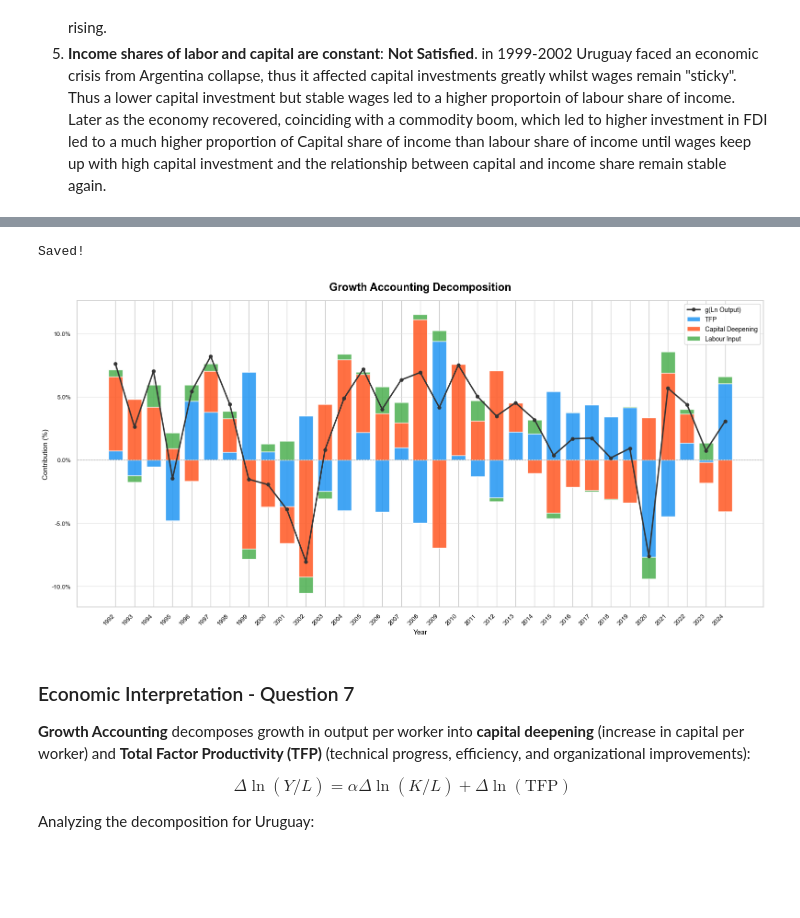
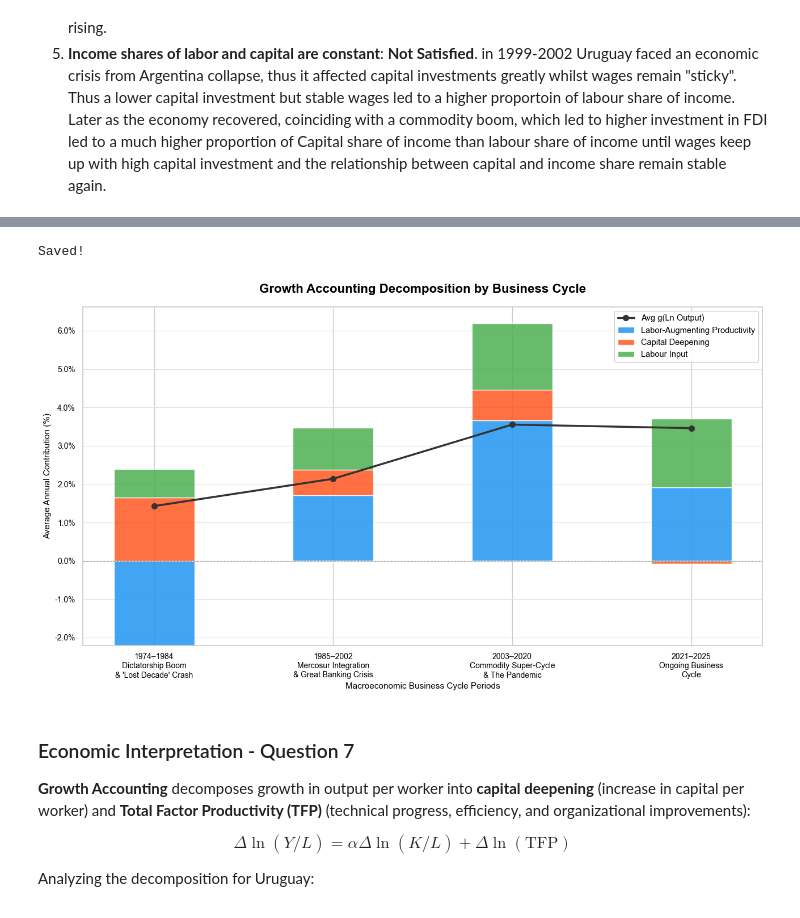
Before and after one commit to HiketheMike/Countries-Miniproject, a Jupyter notebook: Analysis.ipynb, the cells around one changed output, grey strips where cells are left out. Cells and saved outputs as stored; diff of their text form; code cells hidden in the pictures; blank space fills up the shorter version.

```diff
--- a/Analysis.ipynb
+++ b/Analysis.ipynb
@@ -216,7 +269,7 @@ df3 = clean_data('Q3.csv')
 
 fig, (ax1, ax2) = plt.subplots(1, 2, figsize=(16, 6))
 
-countries = ['Korea, Rep.', 'Laos', 'Uruguay', 'United States', 'Germany']
+countries = ['Korea, Rep.', 'Laos', 'Uruguay', 'United States', 'Zimbabwe']
 colors = ['#1f77b4', '#ff7f0e', '#d62728', '#2ca02c', '#9467bd']
 
 # Levels Comparison
@@ -235,7 +288,7 @@ for country, color in zip(countries, colors):
     ax2.plot(df3['Year'], normalized, label=country, color=color, linewidth=2.2)
 ax2.set_title('GDP per Capita Cumulative Growth (1990 = 100)', fontweight='bold')
 ax2.set_xlabel('Year')
-ax2.set_ylabel('Index (1990 = 100)')
+ax2.set_ylabel('Index')
 ax2.grid(True, linestyle='--', alpha=0.6)
 ax2.legend()
 
@@ -411,6 +456,7 @@ labour = []
 capital_deepening = []
 tfp = []
 
+# Load data from Q7.csv
 with open('Q7.csv', newline='', encoding='utf-8-sig') as f:
     reader = csv.DictReader(f)
     for row in reader:
@@ -418,7 +464,7 @@ with open('Q7.csv', newline='', encoding='utf-8-sig') as f:
         ln_output.append(float(row['g(Ln Output)'].strip('%')))
         labour.append(float(row['Labour Input'].strip('%')))
         capital_deepening.append(float(row['Capital Deepening'].strip('%')))
-        tfp.append(float(row['TFP Contribution'].strip('%')))
+        tfp.append(float(row['Labor-Augmented Productivity'].strip('%')))
 
 years = np.array(years)
 ln_output = np.array(ln_output)
@@ -426,12 +472,48 @@ labour = np.array(labour)
 capital_deepening = np.array(capital_deepening)
 tfp = np.array(tfp)
 
-fig, ax = plt.subplots(figsize=(16, 8))
+# --- NEW: Aggregation by Business Cycles ---
+# Define the business cycles based on the macro-history periods
+business_cycles = [
+    {"label": "1974–1984\nDictatorship Boom\n& 'Lost Decade' Crash", "start": 1974, "end": 1984},
+    {"label": "1985–2002\nMercosur Integration\n& Great Banking Crisis", "start": 1985, "end": 2002},
+    {"label": "2003–2020\nCommodity Super-Cycle\n& The Pandemic", "start": 2003, "end": 2020},
+    {"label": "2021–2025\nOngoing Business\nCycle", "start": 2021, "end": 2025}
+]
+
+agg_labels = []
+agg_ln_output = []
+agg_labour = []
+agg_capital_deepening = []
+agg_tfp = []
+
+for cycle in business_cycles:
+    # Mask to filter data within the specific business cycle range
+    mask = (years >= cycle["start"]) & (years <= cycle["end"])
+
+    # Only append if there is matching data in the CSV for this period
+    if np.any(mask):
+        agg_labels.append(cycle["label"])
+        agg_ln_output.append(np.mean(ln_output[mask]))
+        agg_labour.append(np.mean(labour[mask]))
+        agg_capital_deepening.append(np.mean(capital_deepening[mask]))
+        agg_tfp.append(np.mean(tfp[mask]))
+
+# Override original variables with aggregated data for plotting
+x_labels = agg_labels
+ln_output = np.array(agg_ln_output)
+labour = np.array(agg_labour)
+capital_deepening = np.array(agg_capital_deepening)
+tfp = np.array(agg_tfp)
+# --------------------------------------------
+
+fig, ax = plt.subplots(figsize=(13, 7.5))
 fig.patch.set_facecolor('white')
 ax.set_facecolor('white')
 
-bar_width = 0.75
-x = np.arange(len(years))
+# Adjust bar width since there are fewer x-axis categories (only 4 cycles)
+bar_width = 0.45
+x = np.arange(len(x_labels))
 
 colors = {
     'tfp': '#2196F3',
@@ -440,49 +522,50 @@ colors = {
 }
 
 components = [
-    ('TFP', tfp, colors['tfp']),
+    ('Labor-Augmenting Productivity', tfp, colors['tfp']),
     ('Capital Deepening', capital_deepening, colors['capital']),
     ('Labour Input', labour, colors['labour']),
 ]
 
-pos_bottoms = np.zeros(len(years))
-neg_bottoms = np.zeros(len(years))
+pos_bottoms = np.zeros(len(x_labels))
+neg_bottoms = np.zeros(len(x_labels))
 
 for label, data, color in components:
     pos_vals = np.where(data > 0, data, 0)
     neg_vals = np.where(data < 0, data, 0)
     ax.bar(x, pos_vals, bar_width, bottom=pos_bottoms, color=color, alpha=0.85, label=label)
     ax.bar(x, neg_vals, bar_width, bottom=neg_bottoms, color=color, alpha=0.85)
     pos_bottoms += pos_vals
     neg_bottoms += neg_vals
 
-ax.plot(x, ln_output, color='#333333', linewidth=2.2, marker='o', markersize=5,
-        zorder=5, label='g(Ln Output)')
+# Plot the average output growth rate across the cycle
+ax.plot(x, ln_output, color='#333333', linewidth=2.5, marker='o', markersize=7,
+        zorder=5, label='Avg g(Ln Output)')
 
 ax.set_xticks(x)
-ax.set_xticklabels(years, rotation=45, ha='right', fontsize=9.5, color='black')
-ax.tick_params(axis='y', colors='black', labelsize=9.5)
+ax.set_xticklabels(x_labels, rotation=0, ha='center', fontsize=10, color='black')
+ax.tick_params(axis='y', colors='black', labelsize=10)
 ax.axhline(0, color='#999', linewidth=0.8, linestyle='--')
 
-ax.set_title('Growth Accounting Decomposition', fontsize=17, fontweight='bold', color='black', pad=16)
-ax.set_ylabel('Contribution (%)', fontsize=11, color='black')
-ax.set_xlabel('Year', fontsize=11, color='black')
+ax.set_title('Growth Accounting Decomposition by Business Cycle', fontsize=16, fontweight='bold', color='black', pad=18)
+ax.set_ylabel('Average Annual Contribution (%)', fontsize=11, color='black')
+ax.set_xlabel('Macroeconomic Business Cycle Periods', fontsize=11, color='black')
 
 for spine in ax.spines.values():
     spine.set_edgecolor('#ccc')
 
 ax.yaxis.set_major_formatter(plt.FuncFormatter(lambda v, _: f'{v:.1f}%'))
 ax.grid(axis='y', color='#e0e0e0', linewidth=0.8, linestyle='-')
 
 ax.legend(loc='upper right', framealpha=0.9, facecolor='white',
-          edgecolor='#ccc', labelcolor='black', fontsize=10)
+          edgecolor='#ccc', labelcolor='black', fontsize=10.5)
 
 plt.tight_layout()
-plt.savefig('growth_accounting.png', dpi=150, bbox_inches='tight', facecolor='white')
+plt.savefig('growth_accounting_by_cycle.png', dpi=150, bbox_inches='tight', facecolor='white')
 print("Saved!")
 # %% [output]
 Saved!
-[figure, old version]
+[figure, new version]
 # %% [markdown]
 ### Economic Interpretation - Question 7
 
```
Also changed, not shown: parts of 18 cells of this notebook, 16 other files.
